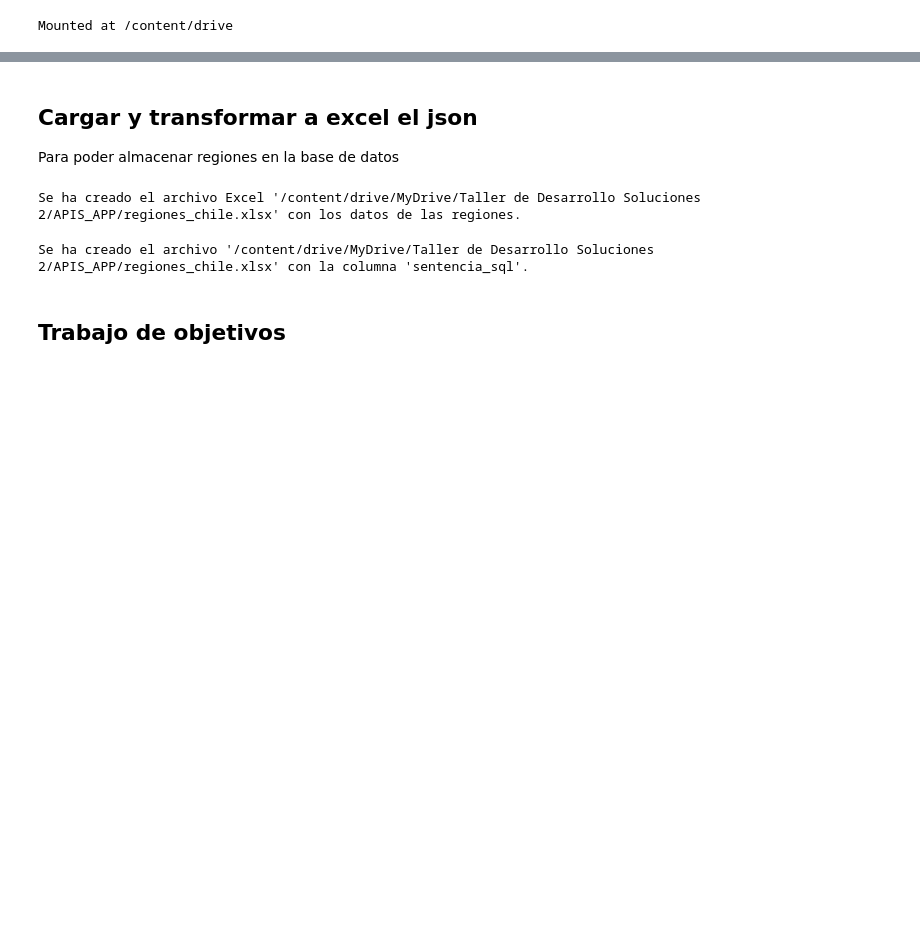
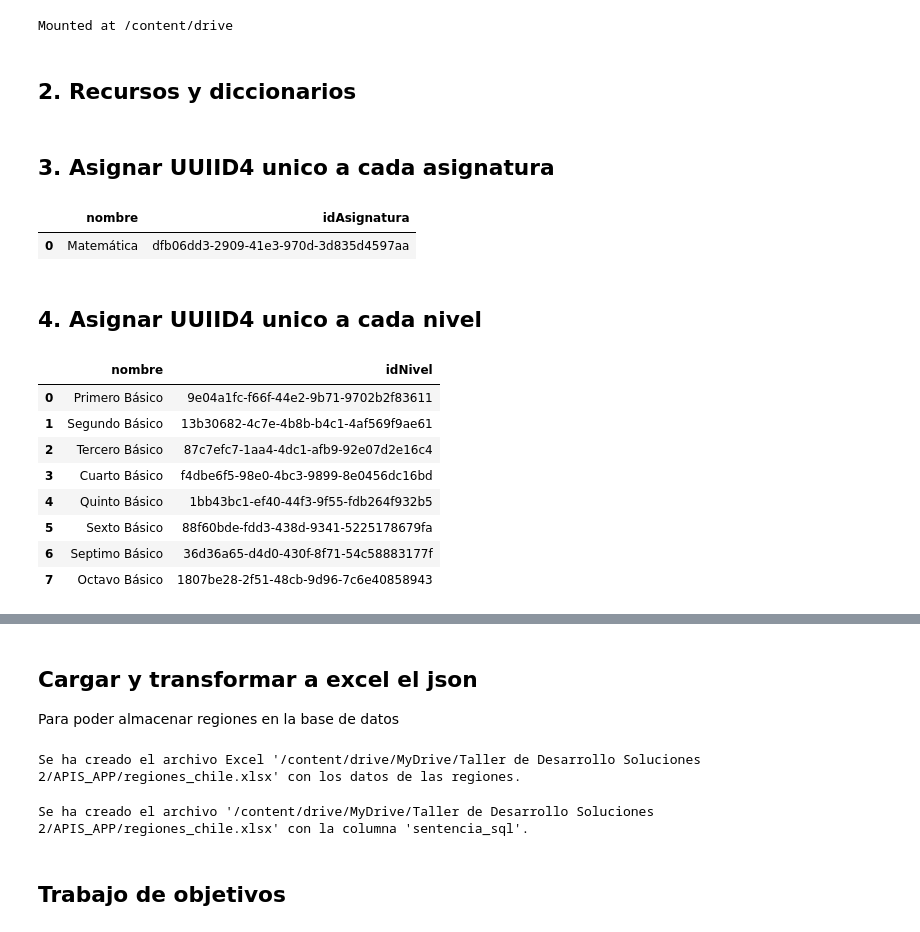
Before and after one commit to Bigote93/APIMINEDUC, a Jupyter notebook: APiGOB.ipynb, the cells around one changed output, grey strips where cells are left out. Drawn from its saved outputs; the diff is of its cells as text; code cells hidden in the pictures; blank space fills up the shorter version.

```diff
--- a/APiGOB.ipynb
+++ b/APiGOB.ipynb
@@ -16,0 +22,2 @@ objetivos_insert_media = '/content/drive/MyDrive/Taller de Desarrollo Soluciones
+# %% [markdown]
+## 2. Recursos y diccionarios
@@ -16,0 +32,31 @@ objetivos_insert_media = '/content/drive/MyDrive/Taller de Desarrollo Soluciones
+# %% [markdown]
+## 3. Asignar UUIID4 unico a cada asignatura
+# %%
+ASIGNATURAS_ARRAY = []
+for asignatura in ASIGNATURAS:
+  ASIGNATURAS_ARRAY.append([asignatura,str(uuid.uuid4())])
+
+ASIGNATURAS_DF = pd.DataFrame(ASIGNATURAS_ARRAY,columns=['nombre','idAsignatura'])
+ASIGNATURAS_DF
+# %% [output]
+|  | nombre | idAsignatura |
+| 0 | Matemática | dfb06dd3-2909-41e3-970d-3d835d4597aa |
+# %% [markdown]
+## 4. Asignar UUIID4 unico a cada nivel
+# %%
+NIVELES_ARRAY = []
+for nivel in NIVELES:
+  NIVELES_ARRAY.append([nivel,str(uuid.uuid4())])
+
+NIVELES_DF = pd.DataFrame(NIVELES_ARRAY,columns=['nombre','idNivel'])
+NIVELES_DF
+# %% [output]
+|  | nombre | idNivel |
+| 0 | Primero Básico | 9e04a1fc-f66f-44e2-9b71-9702b2f83611 |
+| 1 | Segundo Básico | 13b30682-4c7e-4b8b-b4c1-4af569f9ae61 |
+| 2 | Tercero Básico | 87c7efc7-1aa4-4dc1-afb9-92e07d2e16c4 |
+| 3 | Cuarto Básico | f4dbe6f5-98e0-4bc3-9899-8e0456dc16bd |
+| 4 | Quinto Básico | 1bb43bc1-ef40-44f3-9f55-fdb264f932b5 |
+| 5 | Sexto Básico | 88f60bde-fdd3-438d-9341-5225178679fa |
+| 6 | Septimo Básico | 36d36a65-d4d0-430f-8f71-54c58883177f |
+| 7 | Octavo Básico | 1807be28-2f51-48cb-9d96-7c6e40858943 |
```
Also changed, not shown: parts of 32 cells of this notebook.
